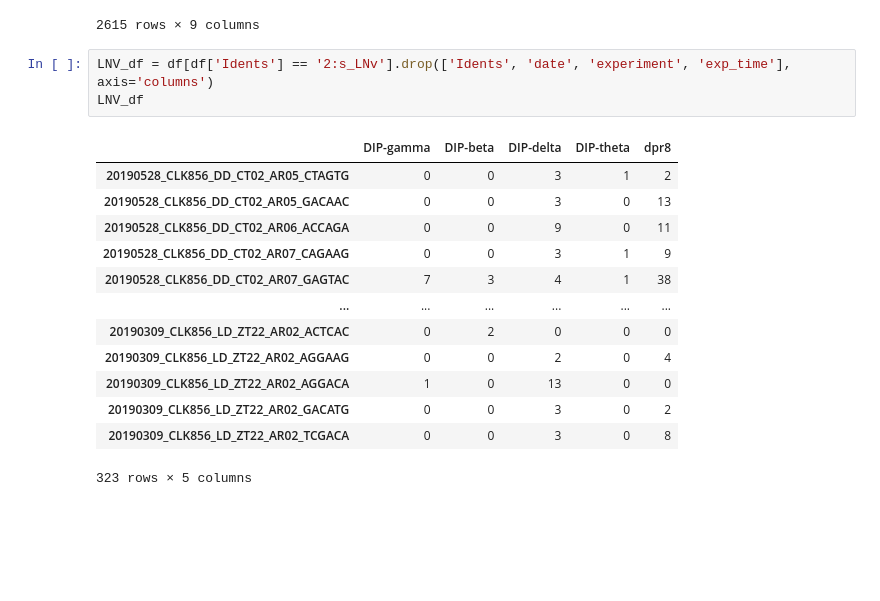
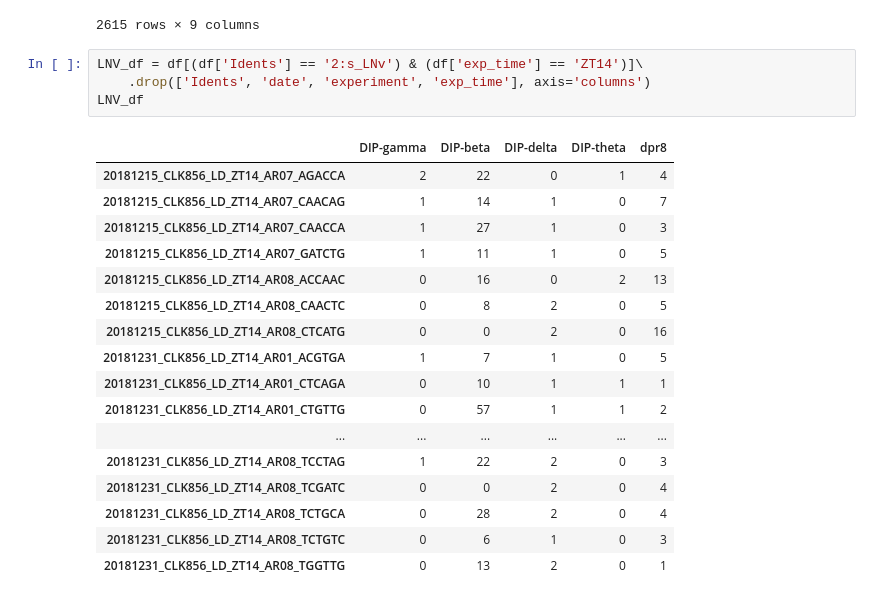
Before and after one commit to gonzagrau/circadian-drosophilia-viewer, a Jupyter notebook: tests_and_preprocessing/test_heatmap.ipynb, the cells around one changed output. Cells and saved outputs as stored; diff of their text form; blank space fills up the shorter version.

```diff
--- a/tests_and_preprocessing/test_heatmap.ipynb
+++ b/tests_and_preprocessing/test_heatmap.ipynb
@@ -22,19 +22,24 @@ df
 | 20190309_CLK856_LD_ZT22_AR02_TGTCAC | 0 | 0 | 0 | 0 | 2 | 1:DN1p_CNMa | 2019-03-09 | LD | ZT22 |
 2615 rows × 9 columns
 # %%
-LNV_df = df[df['Idents'] == '2:s_LNv'].drop(['Idents', 'date', 'experiment', 'exp_time'], axis='columns')
+LNV_df = df[(df['Idents'] == '2:s_LNv') & (df['exp_time'] == 'ZT14')]\
+    .drop(['Idents', 'date', 'experiment', 'exp_time'], axis='columns')
 LNV_df
 # %% [output]
 |  | DIP-gamma | DIP-beta | DIP-delta | DIP-theta | dpr8 |
-| 20190528_CLK856_DD_CT02_AR05_CTAGTG | 0 | 0 | 3 | 1 | 2 |
-| 20190528_CLK856_DD_CT02_AR05_GACAAC | 0 | 0 | 3 | 0 | 13 |
-| 20190528_CLK856_DD_CT02_AR06_ACCAGA | 0 | 0 | 9 | 0 | 11 |
-| 20190528_CLK856_DD_CT02_AR07_CAGAAG | 0 | 0 | 3 | 1 | 9 |
-| 20190528_CLK856_DD_CT02_AR07_GAGTAC | 7 | 3 | 4 | 1 | 38 |
+| 20181215_CLK856_LD_ZT14_AR07_AGACCA | 2 | 22 | 0 | 1 | 4 |
+| 20181215_CLK856_LD_ZT14_AR07_CAACAG | 1 | 14 | 1 | 0 | 7 |
+| 20181215_CLK856_LD_ZT14_AR07_CAACCA | 1 | 27 | 1 | 0 | 3 |
+| 20181215_CLK856_LD_ZT14_AR07_GATCTG | 1 | 11 | 1 | 0 | 5 |
+| 20181215_CLK856_LD_ZT14_AR08_ACCAAC | 0 | 16 | 0 | 2 | 13 |
+| 20181215_CLK856_LD_ZT14_AR08_CAACTC | 0 | 8 | 2 | 0 | 5 |
+| 20181215_CLK856_LD_ZT14_AR08_CTCATG | 0 | 0 | 2 | 0 | 16 |
+| 20181231_CLK856_LD_ZT14_AR01_ACGTGA | 1 | 7 | 1 | 0 | 5 |
+| 20181231_CLK856_LD_ZT14_AR01_CTCAGA | 0 | 10 | 1 | 1 | 1 |
+| 20181231_CLK856_LD_ZT14_AR01_CTGTTG | 0 | 57 | 1 | 1 | 2 |
 | ... | ... | ... | ... | ... | ... |
-| 20190309_CLK856_LD_ZT22_AR02_ACTCAC | 0 | 2 | 0 | 0 | 0 |
-| 20190309_CLK856_LD_ZT22_AR02_AGGAAG | 0 | 0 | 2 | 0 | 4 |
-| 20190309_CLK856_LD_ZT22_AR02_AGGACA | 1 | 0 | 13 | 0 | 0 |
-| 20190309_CLK856_LD_ZT22_AR02_GACATG | 0 | 0 | 3 | 0 | 2 |
-| 20190309_CLK856_LD_ZT22_AR02_TCGACA | 0 | 0 | 3 | 0 | 8 |
+| 20181231_CLK856_LD_ZT14_AR08_TCCTAG | 1 | 22 | 2 | 0 | 3 |
+| 20181231_CLK856_LD_ZT14_AR08_TCGATC | 0 | 0 | 2 | 0 | 4 |
+| 20181231_CLK856_LD_ZT14_AR08_TCTGCA | 0 | 28 | 2 | 0 | 4 |
+| 20181231_CLK856_LD_ZT14_AR08_TCTGTC | 0 | 6 | 1 | 0 | 3 |
+| 20181231_CLK856_LD_ZT14_AR08_TGGTTG | 0 | 13 | 2 | 0 | 1 |
-323 rows × 5 columns
```
Also changed, not shown: parts of 2 cells of this notebook, 10 other files.
